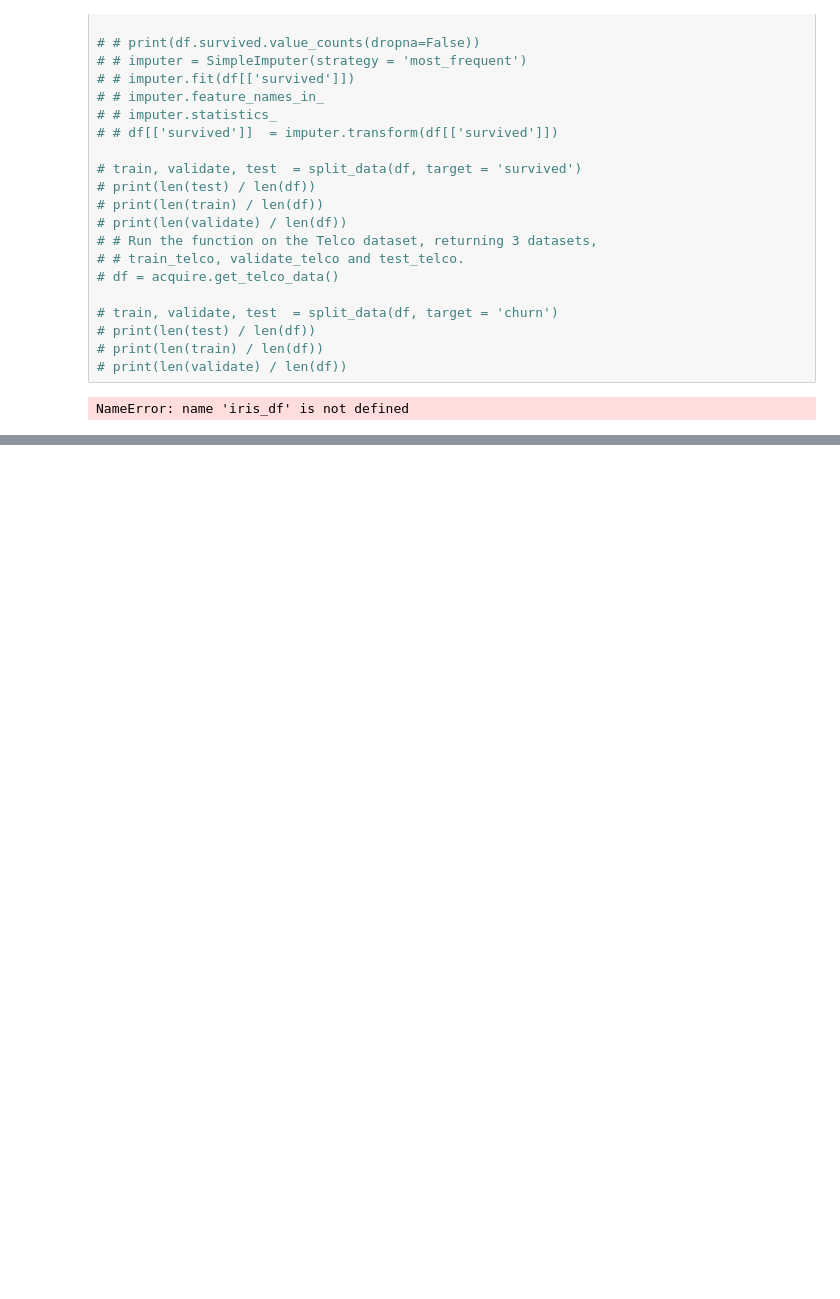
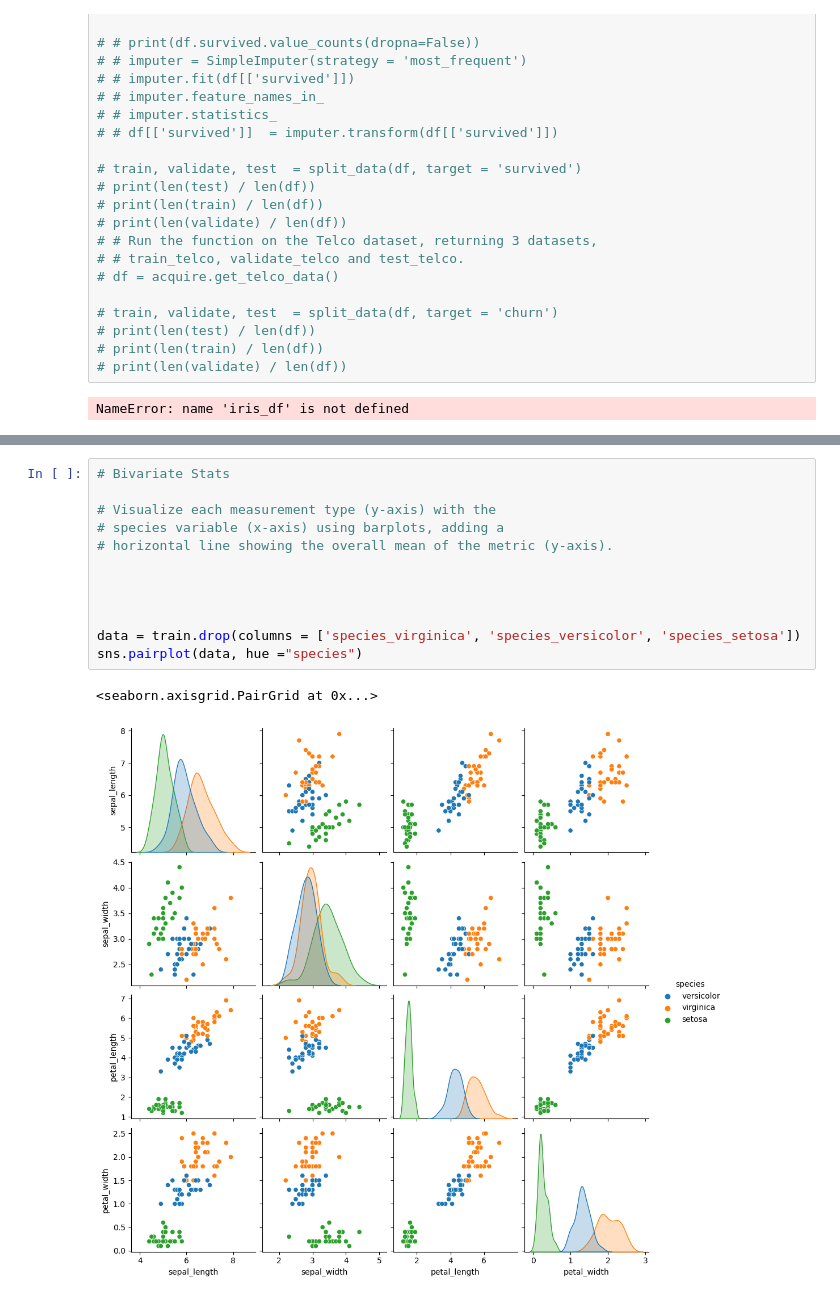
Before and after one commit to Divante222/classification_exercises, a Jupyter notebook: classification_exercises.ipynb, the cells around one changed output, grey strips where cells are left out. Cells and saved outputs as stored; diff of their text form; blank space fills up the shorter version.

```diff
--- a/classification_exercises.ipynb
+++ b/classification_exercises.ipynb
@@ -451,0 +579,15 @@ train
+# %%
+# Bivariate Stats
+
+# Visualize each measurement type (y-axis) with the
+# species variable (x-axis) using barplots, adding a
+# horizontal line showing the overall mean of the metric (y-axis).
+
+
+
+
+data = train.drop(columns = ['species_virginica', 'species_versicolor', 'species_setosa'])
+sns.pairplot(data, hue ="species")
+# %% [output]
+<seaborn.axisgrid.PairGrid at 0x...>
+[figure, added]
```
Also changed, not shown: parts of 5 cells of this notebook.
